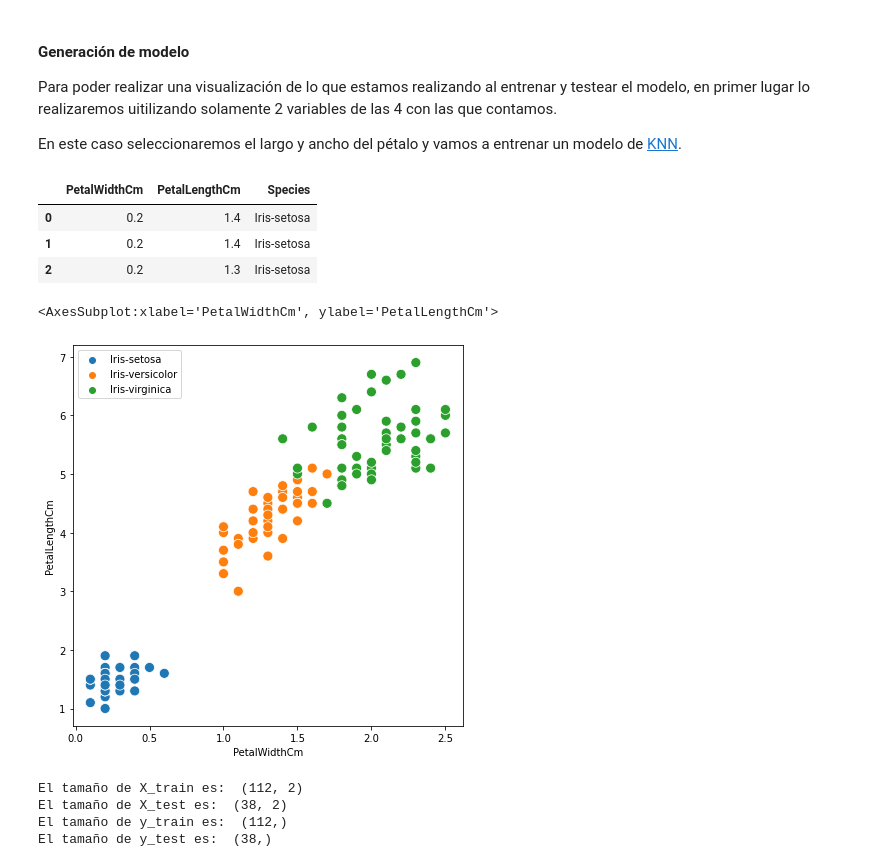
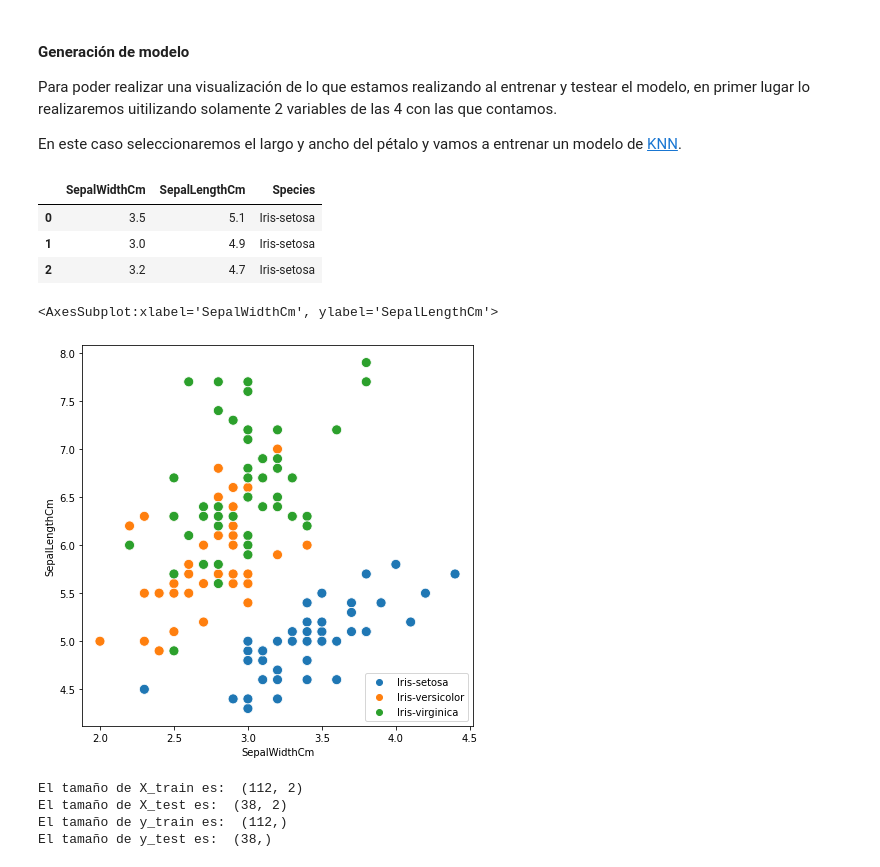
Before and after one commit to IonatanPerez/AprenderProgramando_cursos_2022, a Jupyter notebook: Material_teorico/Modulo3/Semana 2/KNN.ipynb, the cells around one changed output. Cells and saved outputs as stored; diff of their text form; code cells hidden in the pictures.

```diff
--- a/Material_teorico/Modulo3/Semana 2/KNN.ipynb
+++ b/Material_teorico/Modulo3/Semana 2/KNN.ipynb
@@ -111,22 +111,23 @@ Para poder realizar una visualización de lo que estamos realizando al entrenar
 En este caso seleccionaremos el largo y ancho del pétalo y vamos a entrenar un modelo de [KNN](https://scikit-learn.org/stable/modules/generated/sklearn.neighbors.KNeighborsClassifier.html#sklearn.neighbors.KNeighborsClassifier).
 # %%
 # Generamos el DataFrame que utilizaremos unicamente con 2 variables más la variable a predecir
-
-data_2variables = data[["PetalWidthCm", "PetalLengthCm", "Species"]]
+column1 = "SepalWidthCm"
+column2 = "SepalLengthCm"
+data_2variables = data[[column1, column2, "Species"]]
 data_2variables.head(3)
 # %% [output]
-|  | PetalWidthCm | PetalLengthCm | Species |
-| 0 | 0.2 | 1.4 | Iris-setosa |
-| 1 | 0.2 | 1.4 | Iris-setosa |
-| 2 | 0.2 | 1.3 | Iris-setosa |
+|  | SepalWidthCm | SepalLengthCm | Species |
+| 0 | 3.5 | 5.1 | Iris-setosa |
+| 1 | 3.0 | 4.9 | Iris-setosa |
+| 2 | 3.2 | 4.7 | Iris-setosa |
 # %%
 # Visualizamos los datos
 
 plt.figure(figsize = (7,7))
-sns.scatterplot(data = data_2variables, x = "PetalWidthCm", y = "PetalLengthCm",  hue=data_2variables["Species"].to_list(), s=100)
+sns.scatterplot(data = data_2variables, x = column1, y = column2,  hue=data_2variables["Species"].to_list(), s=100)
 # %% [output]
-<AxesSubplot:xlabel='PetalWidthCm', ylabel='PetalLengthCm'>
+<AxesSubplot:xlabel='SepalWidthCm', ylabel='SepalLengthCm'>
-[figure, old version]
+[figure, new version]
 # %%
 # Generamos X e y
 
```
Also changed, not shown: parts of 16 cells of this notebook.
